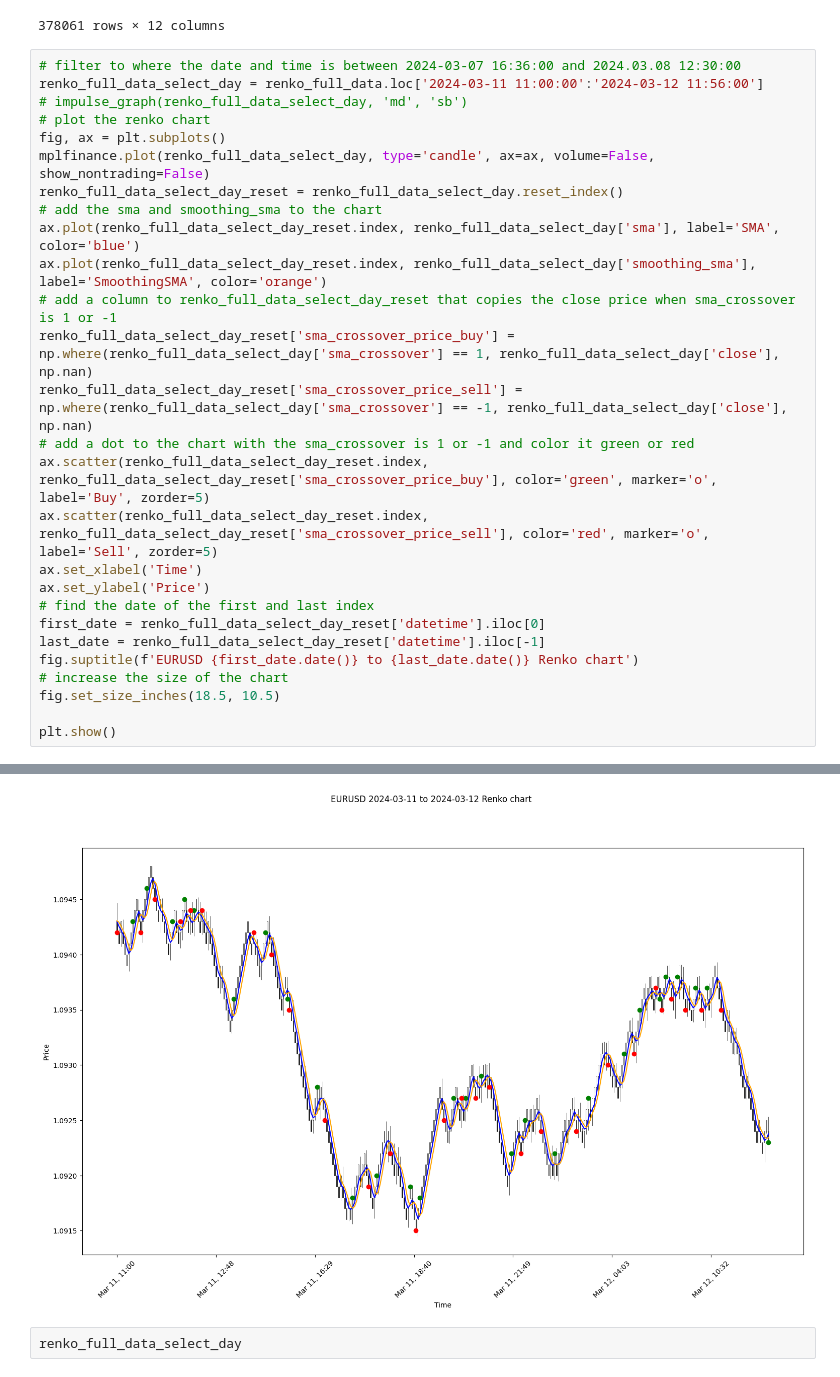
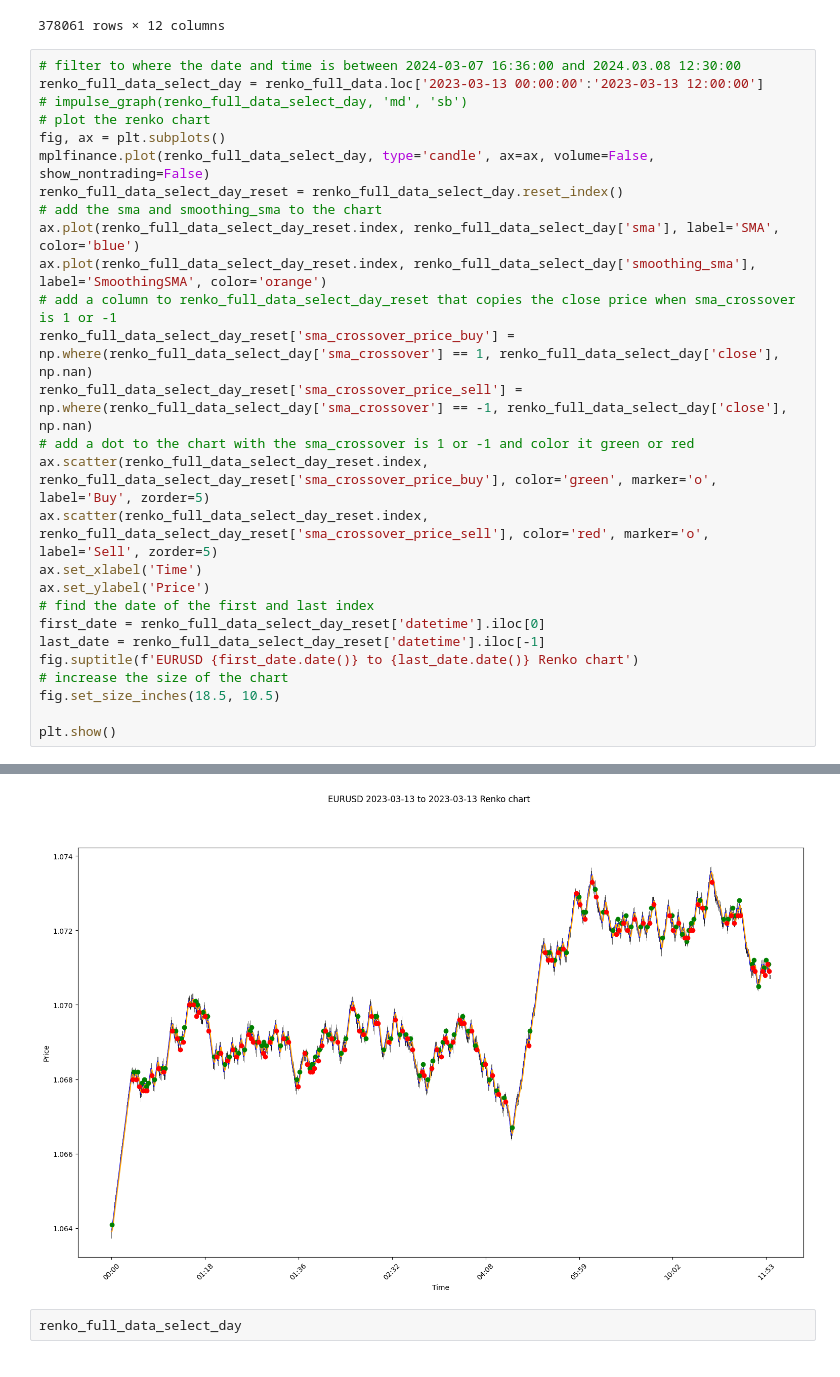
Before and after one commit to lilfetz22/Trading, a Jupyter notebook: double3_sma_nb.ipynb, the cells around one changed output, grey strips where cells are left out. Saved outputs shown, nothing was run; the diff lists cells and outputs as text.

```diff
--- a/double3_sma_nb.ipynb
+++ b/double3_sma_nb.ipynb
@@ -249,7 +249,7 @@ renko_full_data
 378061 rows × 12 columns
 # %%
 # filter to where the date and time is between 2024-03-07 16:36:00 and 2024.03.08 12:30:00
-renko_full_data_select_day = renko_full_data.loc['2024-03-11 11:00:00':'2024-03-12 11:56:00']
+renko_full_data_select_day = renko_full_data.loc['2023-03-13 00:00:00':'2023-03-13 12:00:00']
 # impulse_graph(renko_full_data_select_day, 'md', 'sb')
 # plot the renko chart
 fig, ax = plt.subplots()
@@ -278,4 +291,4 @@ plt.show()
-[figure, old version]
+[figure, new version]
 # %%
 renko_full_data_select_day
 # %% [output]
```
Also changed, not shown: parts of 18 cells of this notebook.
